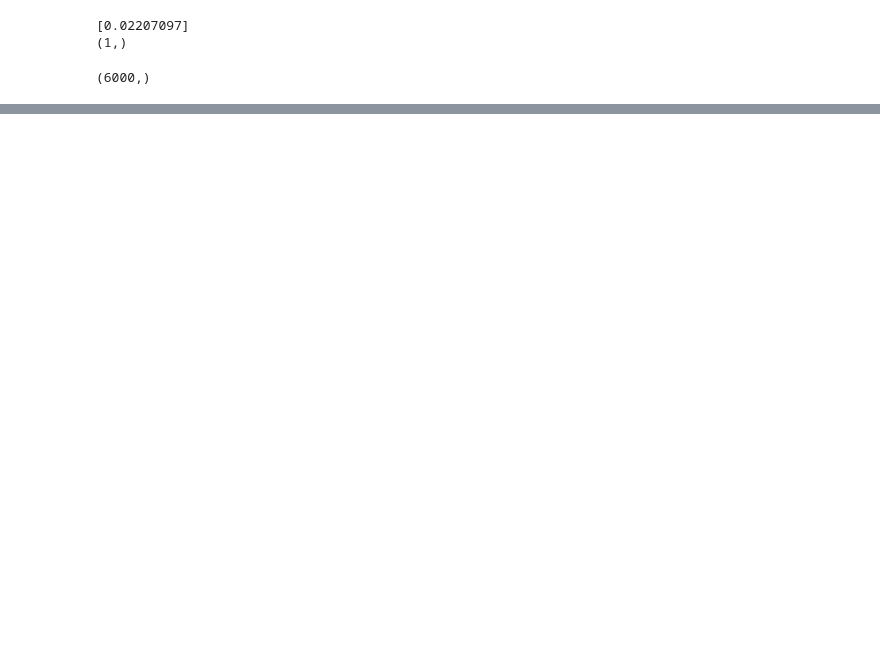
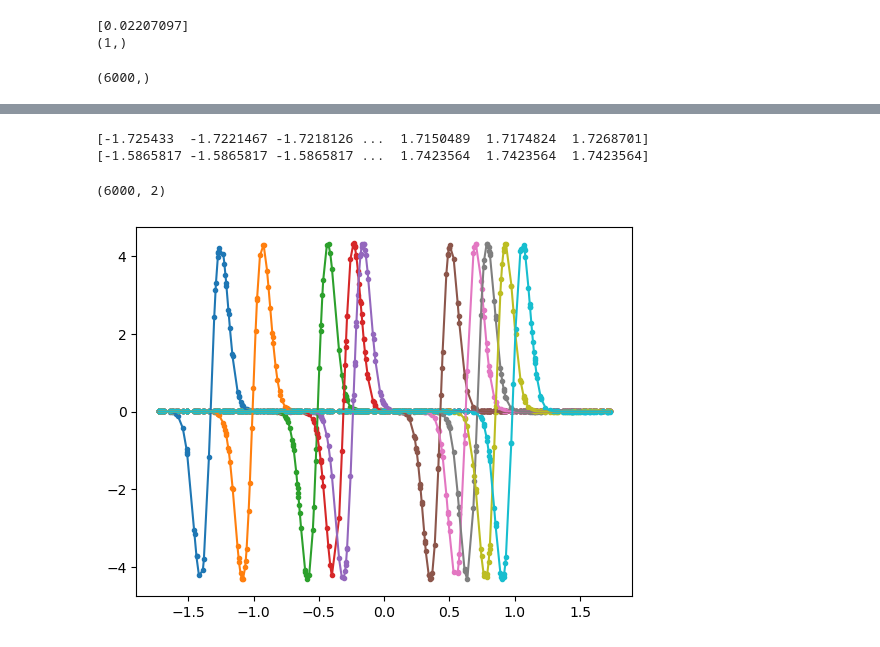
Before and after one commit to jdcfd/jax-NN-sandbox, a Jupyter notebook: advect_wave_1d_MLP.ipynb, the cells around one changed output, grey strips where cells are left out. Drawn from its saved outputs; the diff is of its cells as text; code cells hidden in the pictures; blank space fills up the shorter version.

```diff
--- a/advect_wave_1d_MLP.ipynb
+++ b/advect_wave_1d_MLP.ipynb
@@ -162,0 +173,22 @@ plt.show()
+# %%
+print(x_e)
+print(t_e)
+# %% [output]
+[-1.725433  -1.7221467 -1.7218126 ...  1.7150489  1.7174824  1.7268701]
+[-1.5865817 -1.5865817 -1.5865817 ...  1.7423564  1.7423564  1.7423564]
+# %%
+xplot = jnp.hstack( (x_e.reshape(-1,1), t_e.reshape(-1,1)) )
+
+print(xplot.shape)
+yplot = batched_predict(params,xplot)
+
+plt.figure()
+
+for i in range(0,6000,600):
+    plt.plot(x_e[i:i+300], u_e[i:i+300])
+    plt.scatter(x_e[i:i+300],yplot[i:i+300],marker='.',)
+
+plt.show()
+# %% [output]
+(6000, 2)
+[figure, added]
```
Also changed, not shown: parts of 5 cells of this notebook, 1 other file.
